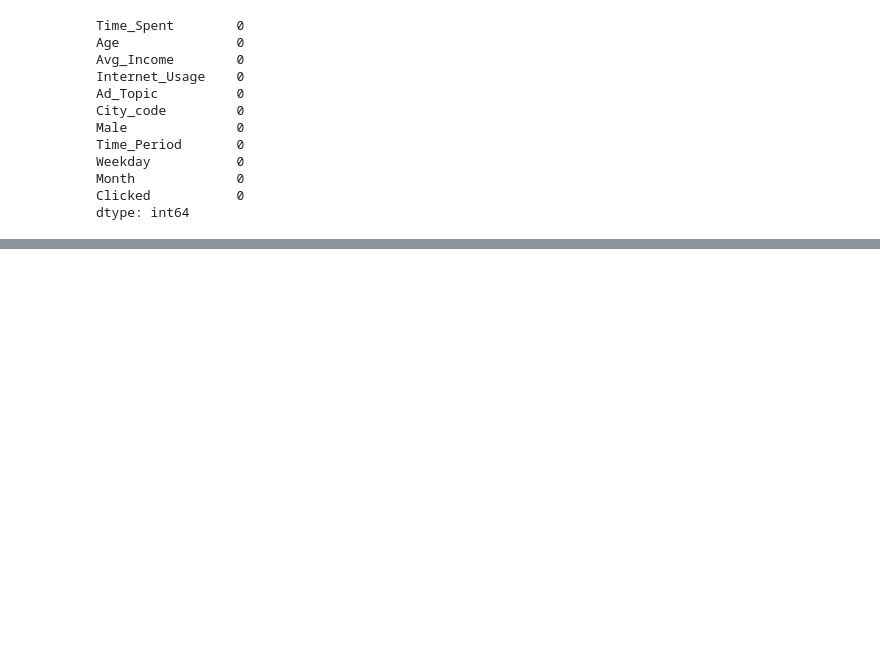
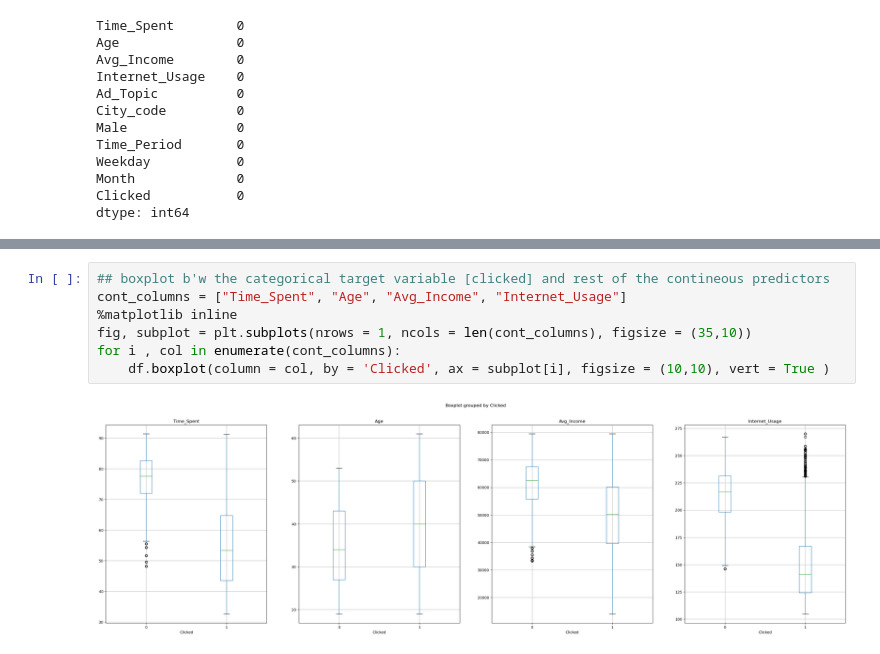
Before and after one commit to ramakrishnaelidandi/Advertisement-click-prediction, a Jupyter notebook: data_set.ipynb, the cells around one changed output, grey strips where cells are left out. Cells and saved outputs as stored; diff of their text form; blank space fills up the shorter version.

```diff
--- a/data_set.ipynb
+++ b/data_set.ipynb
@@ -206,0 +211,9 @@ Feature selection
+# %%
+## boxplot b'w the categorical target variable [clicked] and rest of the contineous predictors
+cont_columns = ["Time_Spent", "Age", "Avg_Income", "Internet_Usage"]
+%matplotlib inline
+fig, subplot = plt.subplots(nrows = 1, ncols = len(cont_columns), figsize = (35,10))
+for i , col in enumerate(cont_columns):
+    df.boxplot(column = col, by = 'Clicked', ax = subplot[i], figsize = (10,10), vert = True )
+# %% [output]
+[figure, added]
```
Also changed, not shown: parts of 11 cells of this notebook.
